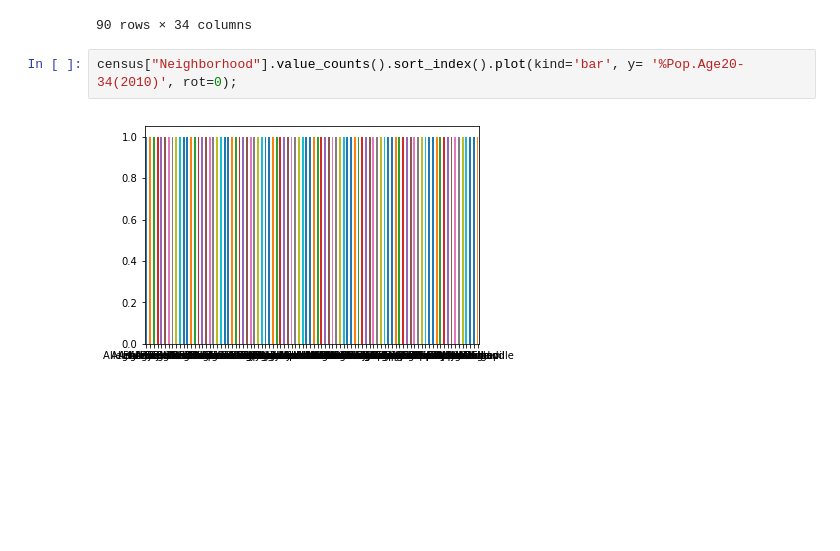
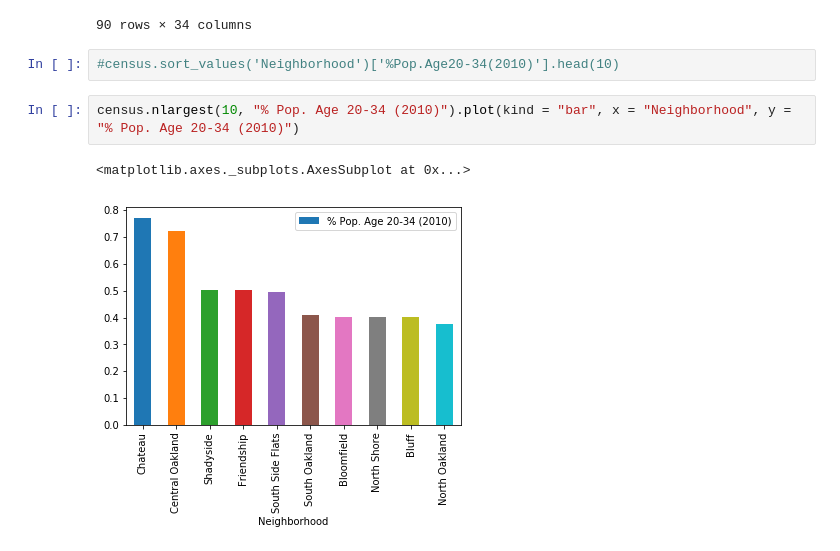
Before and after one commit to DcaveDerps/finalProject, a Jupyter notebook: ArrestAge.ipynb, the cells around one changed output. Drawn from its saved outputs; the diff is of its cells as text; blank space fills up the shorter version.

```diff
--- a/ArrestAge.ipynb
+++ b/ArrestAge.ipynb
@@ -80,7 +82,10 @@ census
 | 88 | Westwood | 4 | 2,448 | 2,630 | 3,956 | 4,603 | 3,611 | 3,282 | 3,093 | ... |
 | 89 | Windgap | 4 | 218 | 740 | 629 | 534 | 1,757 | 1,603 | 1,447 | ... |
 90 rows × 34 columns
+# %%
+#census.sort_values('Neighborhood')['%Pop.Age20-34(2010)'].head(10)
 # %%
-census["Neighborhood"].value_counts().sort_index().plot(kind='bar', y= '%Pop.Age20-34(2010)', rot=0);
+census.nlargest(10, "% Pop. Age 20-34 (2010)").plot(kind = "bar", x = "Neighborhood", y = "% Pop. Age 20-34 (2010)")
 # %% [output]
+<matplotlib.axes._subplots.AxesSubplot at 0x...>
-[figure, old version]
+[figure, new version]
```
Also changed, not shown: parts of 4 cells of this notebook.
